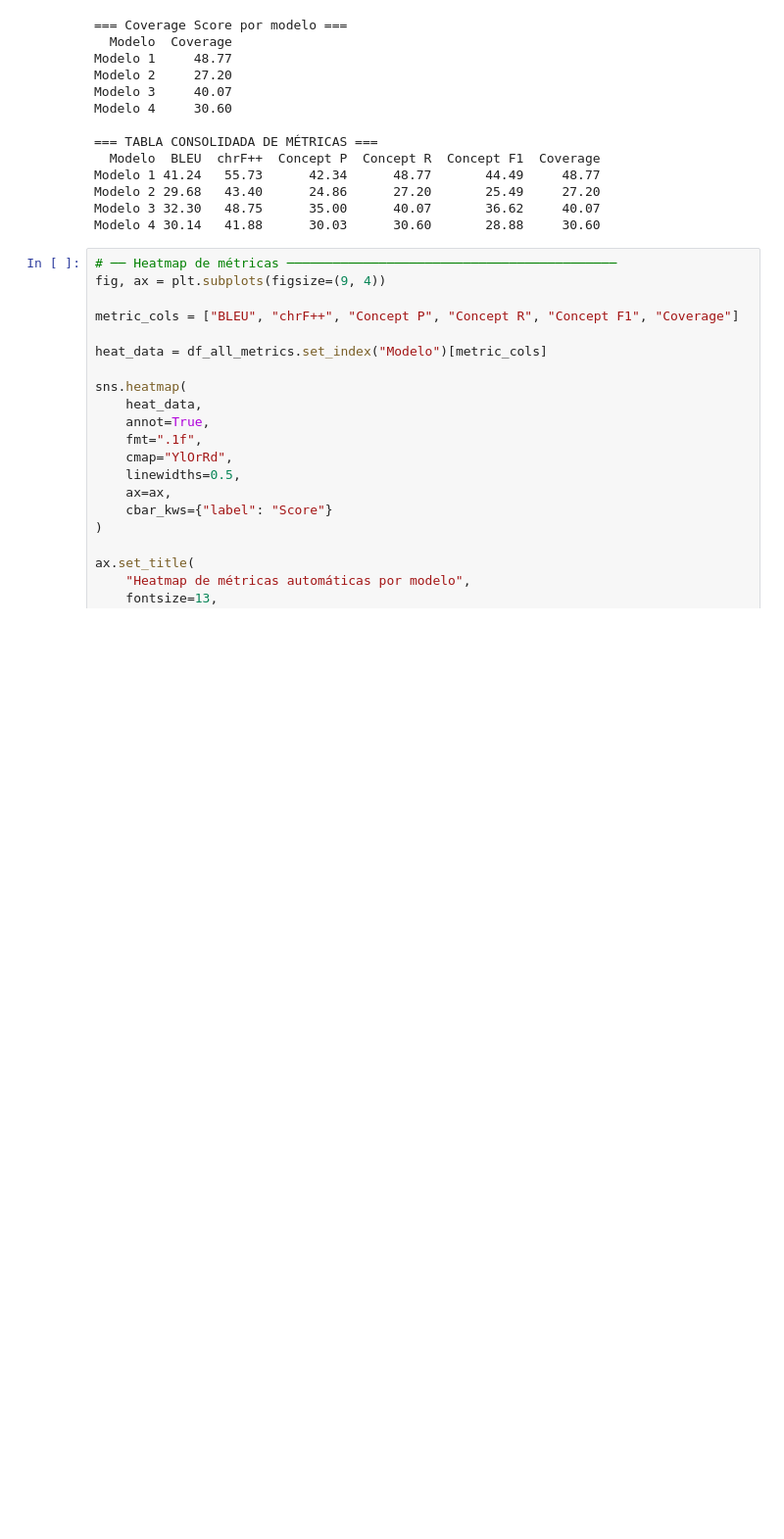
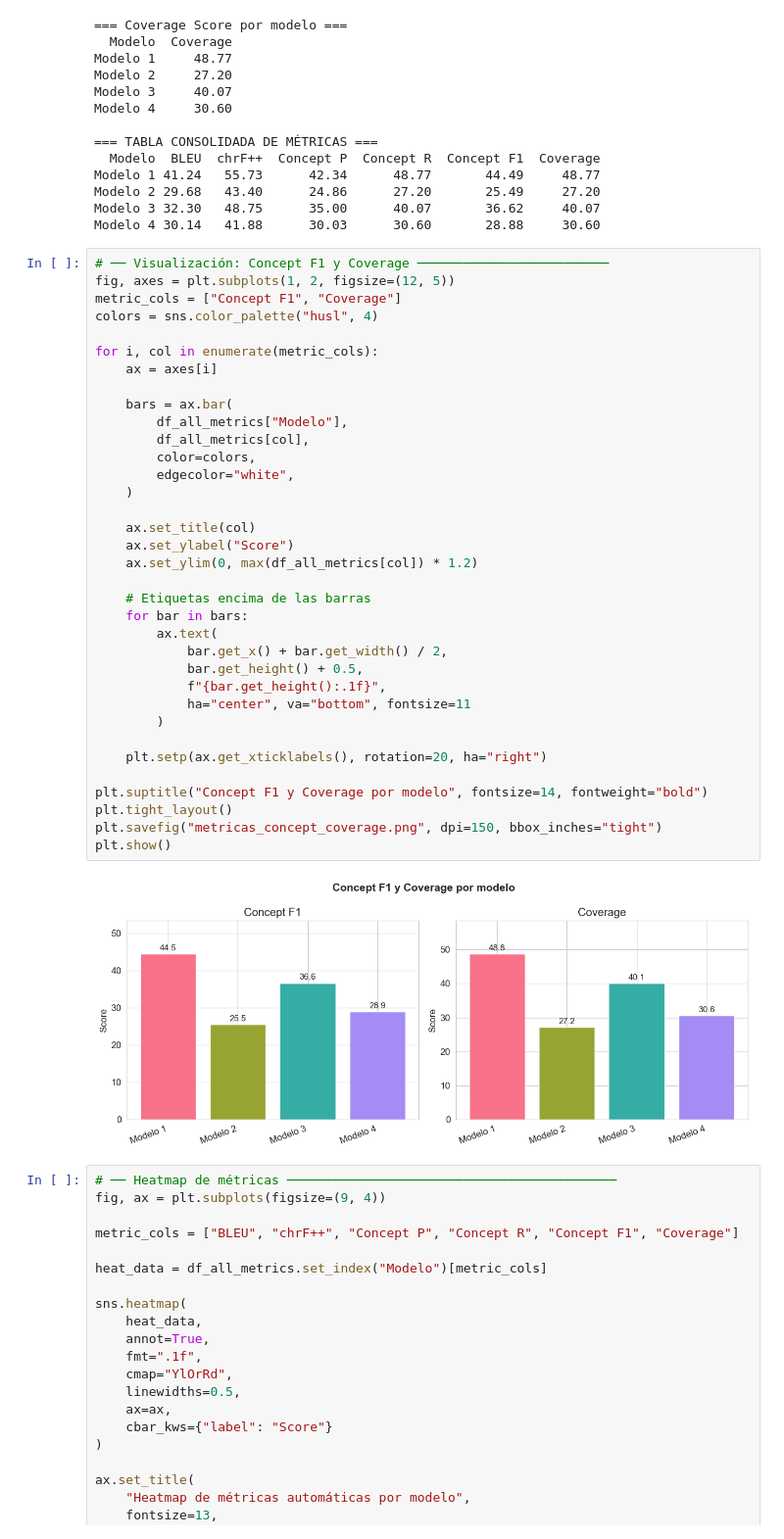
Before and after one commit to BrauSal2103/DataSoftInteligente, a Jupyter notebook: pictogramas_eval.ipynb, the cells around one changed output. Shown at 98% size. Saved outputs shown, nothing was run; the diff lists cells and outputs as text; blank space fills up the shorter version.

Commit message:
Grafico de barras de F1 y Coverage

```diff
--- a/pictogramas_eval.ipynb
+++ b/pictogramas_eval.ipynb
@@ -614,6 +614,43 @@ Modelo 1 41.24   55.73      42.34      48.77       44.49     48.77
 Modelo 2 29.68   43.40      24.86      27.20       25.49     27.20
 Modelo 3 32.30   48.75      35.00      40.07       36.62     40.07
 Modelo 4 30.14   41.88      30.03      30.60       28.88     30.60
+# %%
+# ── Visualización: Concept F1 y Coverage ─────────────────────────
+fig, axes = plt.subplots(1, 2, figsize=(12, 5))
+metric_cols = ["Concept F1", "Coverage"]
+colors = sns.color_palette("husl", 4)
+
+for i, col in enumerate(metric_cols):
+    ax = axes[i]
+
+    bars = ax.bar(
+        df_all_metrics["Modelo"],
+        df_all_metrics[col],
+        color=colors,
+        edgecolor="white",
+    )
+
+    ax.set_title(col)
+    ax.set_ylabel("Score")
+    ax.set_ylim(0, max(df_all_metrics[col]) * 1.2)
+
+    # Etiquetas encima de las barras
+    for bar in bars:
+        ax.text(
+            bar.get_x() + bar.get_width() / 2,
+            bar.get_height() + 0.5,
+            f"{bar.get_height():.1f}",
+            ha="center", va="bottom", fontsize=11
+        )
+
+    plt.setp(ax.get_xticklabels(), rotation=20, ha="right")
+
+plt.suptitle("Concept F1 y Coverage por modelo", fontsize=14, fontweight="bold")
+plt.tight_layout()
+plt.savefig("metricas_concept_coverage.png", dpi=150, bbox_inches="tight")
+plt.show()
+# %% [output]
+[figure, added]
 # %%
 # ── Heatmap de métricas ───────────────────────────────────────────
 fig, ax = plt.subplots(figsize=(9, 4))
```
Also changed, not shown: parts of 8 cells of this notebook, 1 other file.
